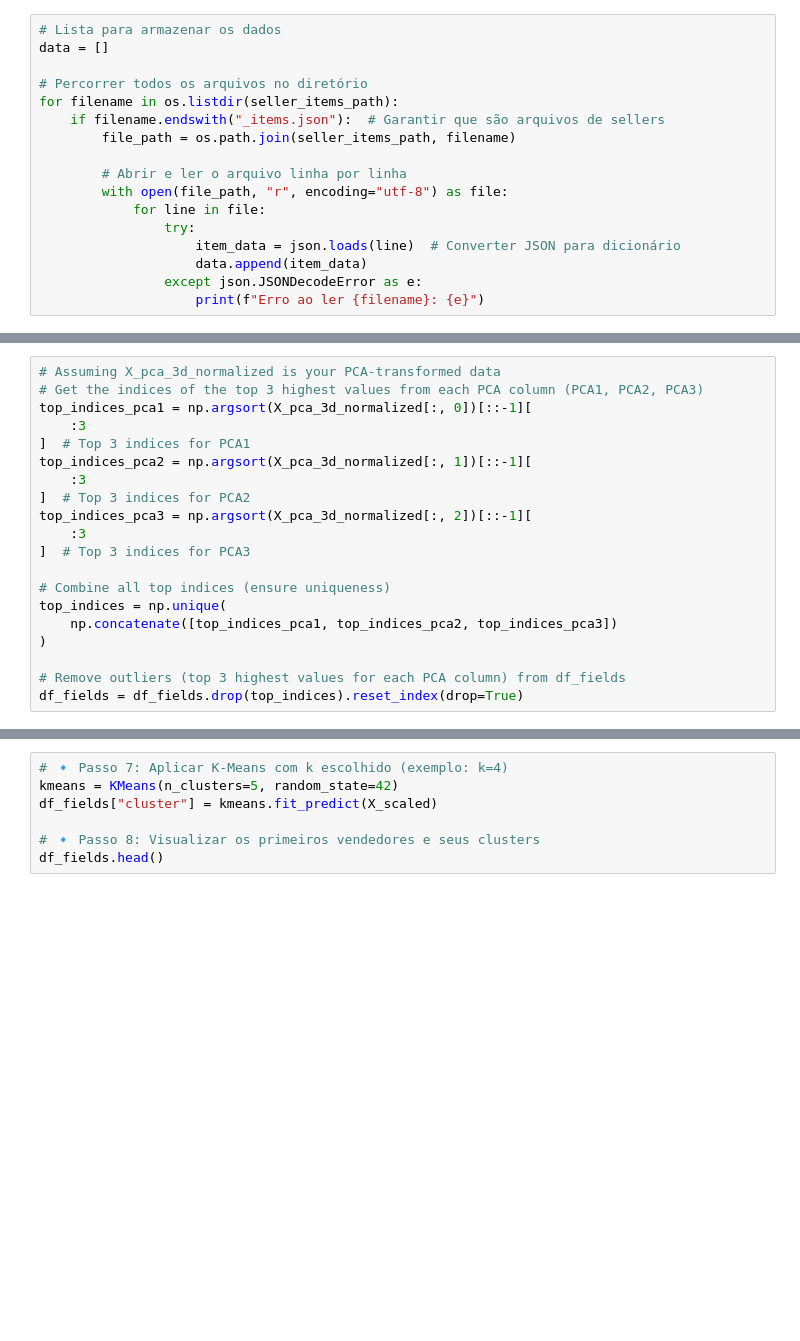
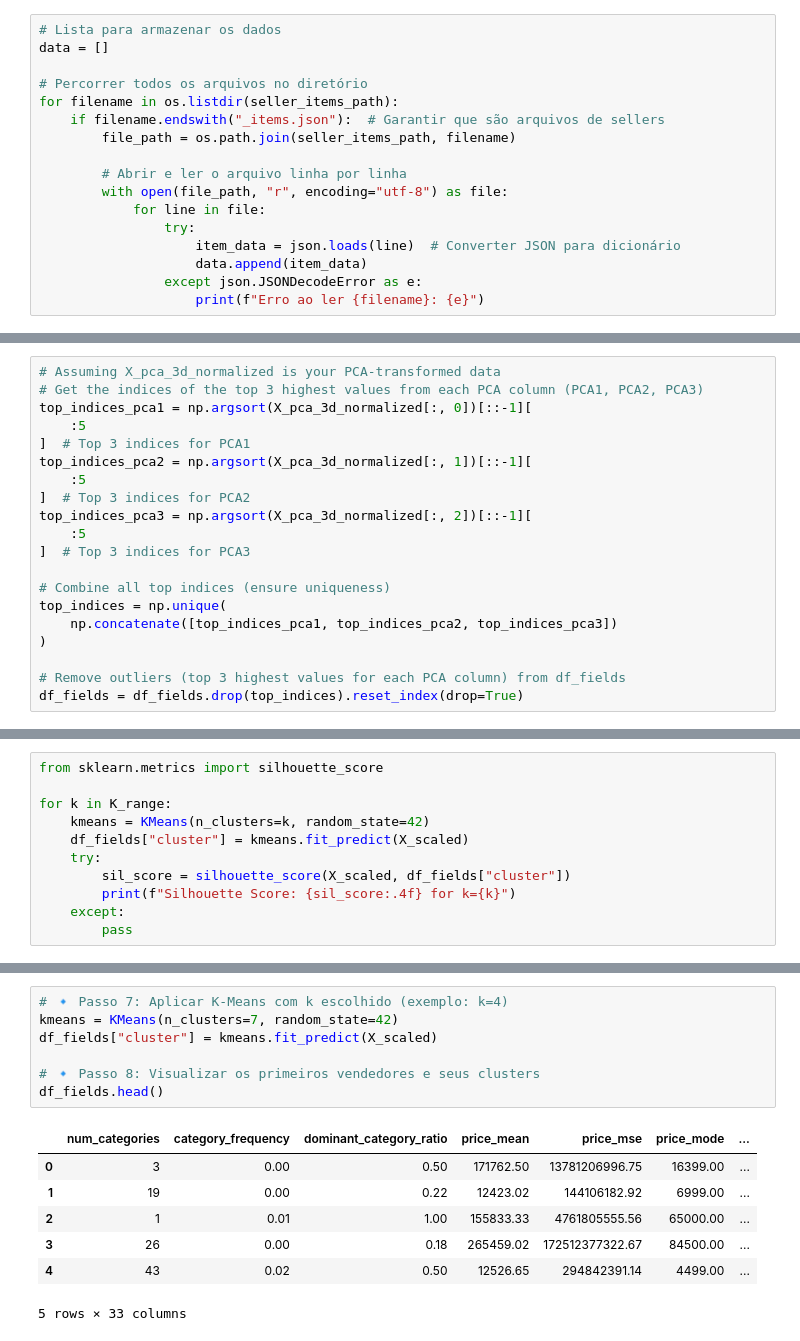
Before and after one commit to gustavozantut/MeLi_DA_Case, a Jupyter notebook: notebooks/data_analysis.ipynb, the cells around one changed output, grey strips where cells are left out. Cells and saved outputs as stored; diff of their text form; blank space fills up the shorter version.

```diff
--- a/notebooks/data_analysis.ipynb
+++ b/notebooks/data_analysis.ipynb
@@ -315,13 +379,13 @@ fig.show()
 # Assuming X_pca_3d_normalized is your PCA-transformed data
 # Get the indices of the top 3 highest values from each PCA column (PCA1, PCA2, PCA3)
 top_indices_pca1 = np.argsort(X_pca_3d_normalized[:, 0])[::-1][
-    :3
+    :5
 ]  # Top 3 indices for PCA1
 top_indices_pca2 = np.argsort(X_pca_3d_normalized[:, 1])[::-1][
-    :3
+    :5
 ]  # Top 3 indices for PCA2
 top_indices_pca3 = np.argsort(X_pca_3d_normalized[:, 2])[::-1][
-    :3
+    :5
 ]  # Top 3 indices for PCA3
 
 # Combine all top indices (ensure uniqueness)
@@ -353,0 +438,11 @@ plt.show()
+# %%
+from sklearn.metrics import silhouette_score
+
+for k in K_range:
+    kmeans = KMeans(n_clusters=k, random_state=42)
+    df_fields["cluster"] = kmeans.fit_predict(X_scaled)
+    try:
+        sil_score = silhouette_score(X_scaled, df_fields["cluster"])
+        print(f"Silhouette Score: {sil_score:.4f} for k={k}")
+    except:
+        pass
@@ -354,10 +464,18 @@ plt.show()
 # %%
 # 🔹 Passo 7: Aplicar K-Means com k escolhido (exemplo: k=4)
-kmeans = KMeans(n_clusters=5, random_state=42)
+kmeans = KMeans(n_clusters=7, random_state=42)
 df_fields["cluster"] = kmeans.fit_predict(X_scaled)
 
 # 🔹 Passo 8: Visualizar os primeiros vendedores e seus clusters
 df_fields.head()
+# %% [output]
+|  | num_categories | category_frequency | dominant_category_ratio | price_mean | price_mse | price_mode | ... |
+| 0 | 3 | 0.00 | 0.50 | 171762.50 | 13781206996.75 | 16399.00 | ... |
+| 1 | 19 | 0.00 | 0.22 | 12423.02 | 144106182.92 | 6999.00 | ... |
+| 2 | 1 | 0.01 | 1.00 | 155833.33 | 4761805555.56 | 65000.00 | ... |
+| 3 | 26 | 0.00 | 0.18 | 265459.02 | 172512377322.67 | 84500.00 | ... |
+| 4 | 43 | 0.02 | 0.50 | 12526.65 | 294842391.14 | 4499.00 | ... |
+5 rows × 33 columns
 # %%
 # 🔹 Passo 1: Reduzir para 3 dimensões com PCA
 pca = PCA(n_components=3)
```
Also changed, not shown: parts of 28 cells of this notebook, 2 other files.
